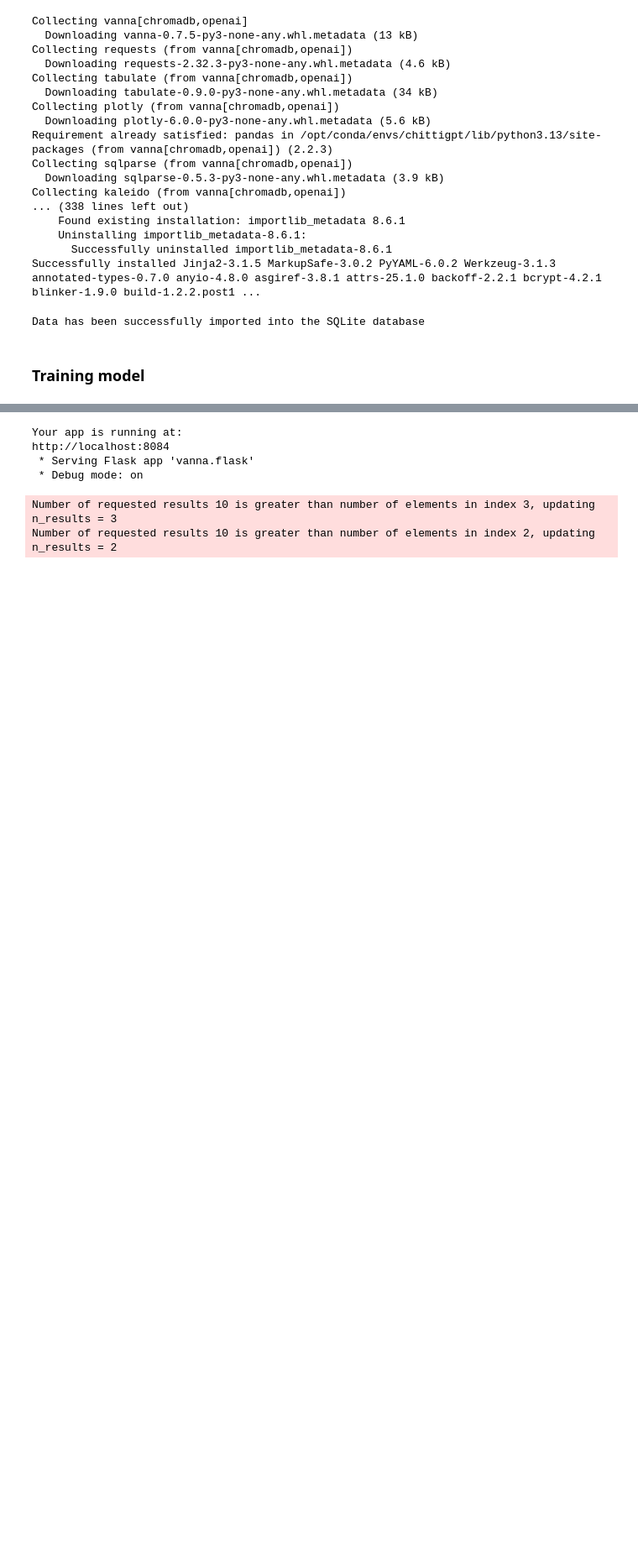
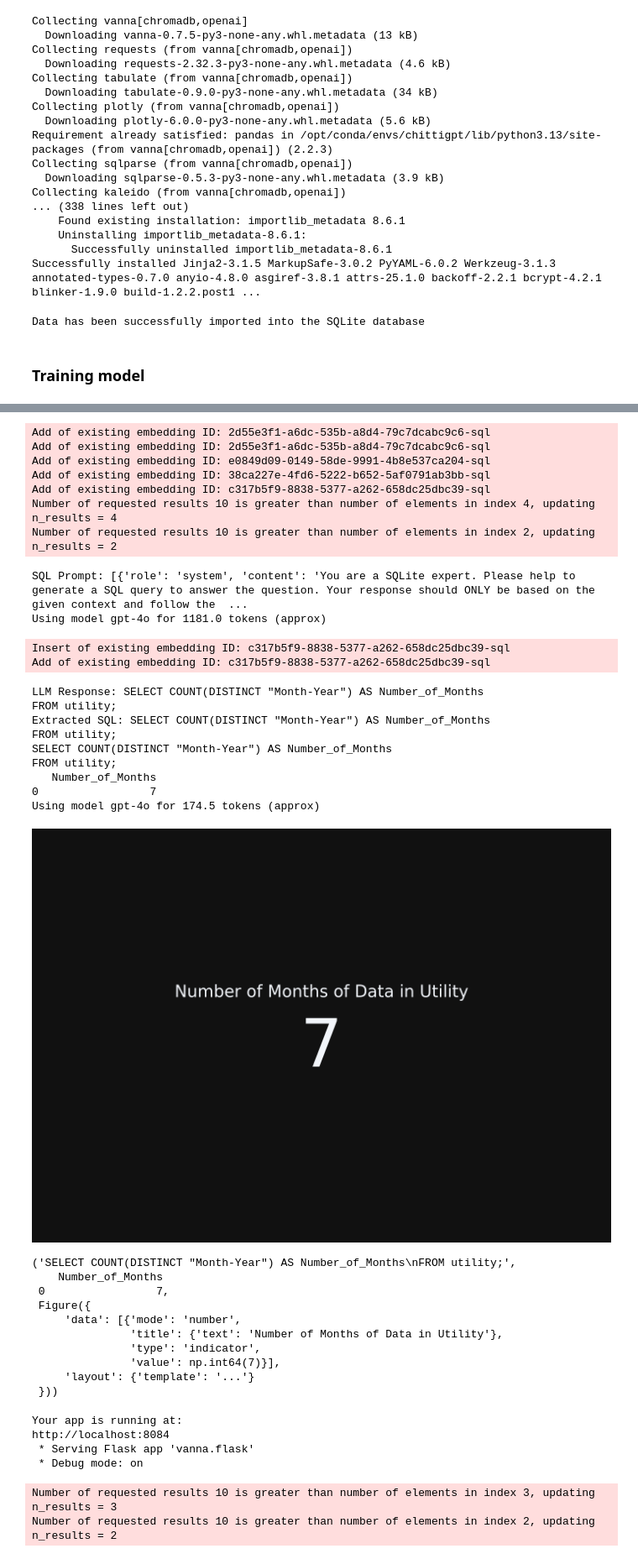
Before and after one commit to vaishravan-gpt/Chitti-gpt, a Jupyter notebook: langflow-pramodh.ipynb, the cells around one changed output, grey strips where cells are left out. Shown at 84% size. Cells and saved outputs as stored; diff of their text form; code cells hidden in the pictures; blank space fills up the shorter version.

Commit message:
utility added

```diff
--- a/langflow-pramodh.ipynb
+++ b/langflow-pramodh.ipynb
@@ -233,3 +203,38 @@ Using model gpt-4o for 168.25 tokens (approx)
+# %%
+query_res = vn.ask('How many months of data we have in Utility?')
+query_res
+# %% [output]
+Add of existing embedding ID: 2d55e3f1-a6dc-535b-a8d4-79c7dcabc9c6-sql
+Add of existing embedding ID: 2d55e3f1-a6dc-535b-a8d4-79c7dcabc9c6-sql
+Add of existing embedding ID: e0849d09-0149-58de-9991-4b8e537ca204-sql
+Add of existing embedding ID: 38ca227e-4fd6-5222-b652-5af0791ab3bb-sql
+Add of existing embedding ID: c317b5f9-8838-5377-a262-658dc25dbc39-sql
+Number of requested results 10 is greater than number of elements in index 4, updating n_results = 4
+Number of requested results 10 is greater than number of elements in index 2, updating n_results = 2
+SQL Prompt: [{'role': 'system', 'content': 'You are a SQLite expert. Please help to generate a SQL query to answer the question. Your response should ONLY be based on the given context and follow the  ...
+Using model gpt-4o for 1181.0 tokens (approx)
+Insert of existing embedding ID: c317b5f9-8838-5377-a262-658dc25dbc39-sql
+Add of existing embedding ID: c317b5f9-8838-5377-a262-658dc25dbc39-sql
+LLM Response: SELECT COUNT(DISTINCT "Month-Year") AS Number_of_Months
+FROM utility;
+Extracted SQL: SELECT COUNT(DISTINCT "Month-Year") AS Number_of_Months
+FROM utility;
+SELECT COUNT(DISTINCT "Month-Year") AS Number_of_Months
+FROM utility;
+   Number_of_Months
+0                 7
+Using model gpt-4o for 174.5 tokens (approx)
+[figure, added]
+('SELECT COUNT(DISTINCT "Month-Year") AS Number_of_Months\nFROM utility;',
+    Number_of_Months
+ 0                 7,
+ Figure({
+     'data': [{'mode': 'number',
+               'title': {'text': 'Number of Months of Data in Utility'},
+               'type': 'indicator',
+               'value': np.int64(7)}],
+     'layout': {'template': '...'}
+ }))
 # %%
 from vanna.flask import VannaFlaskApp
 app = VannaFlaskApp(vn)
```
Also changed, not shown: parts of 6 cells of this notebook, 7 other files.
